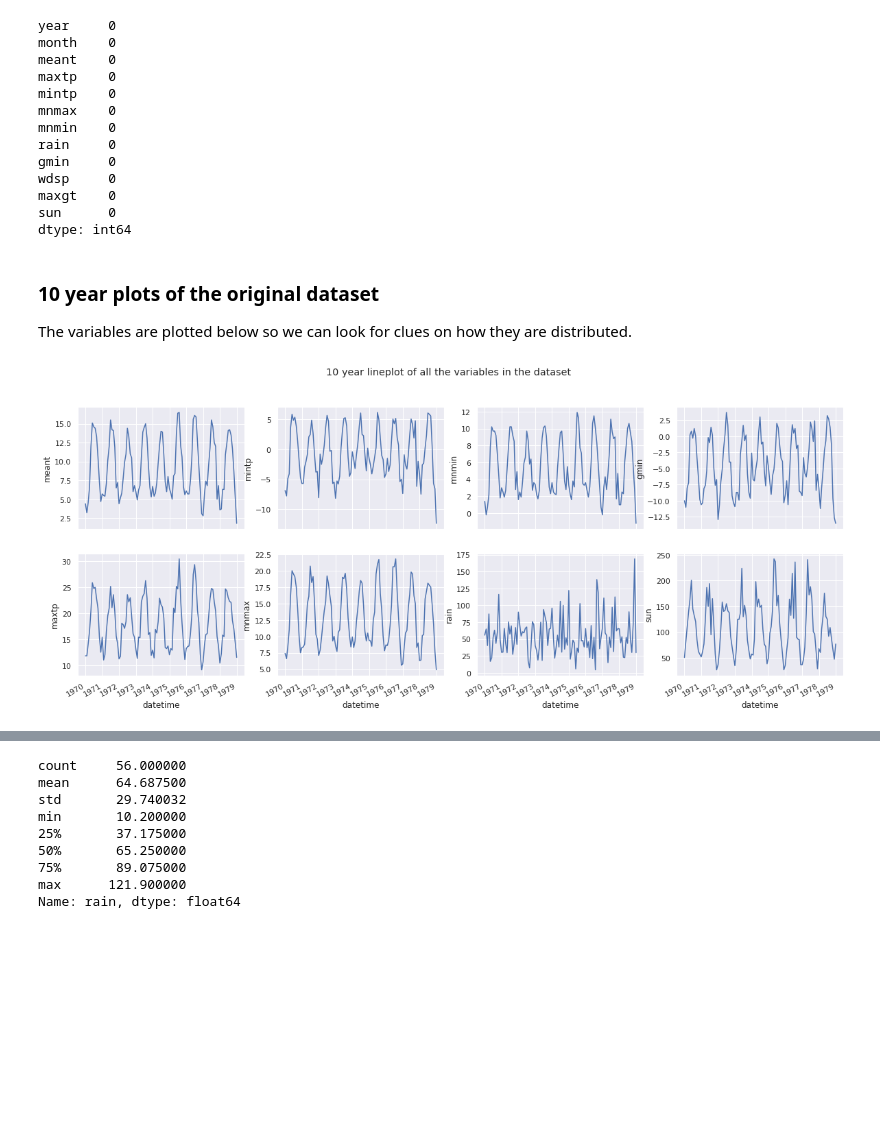
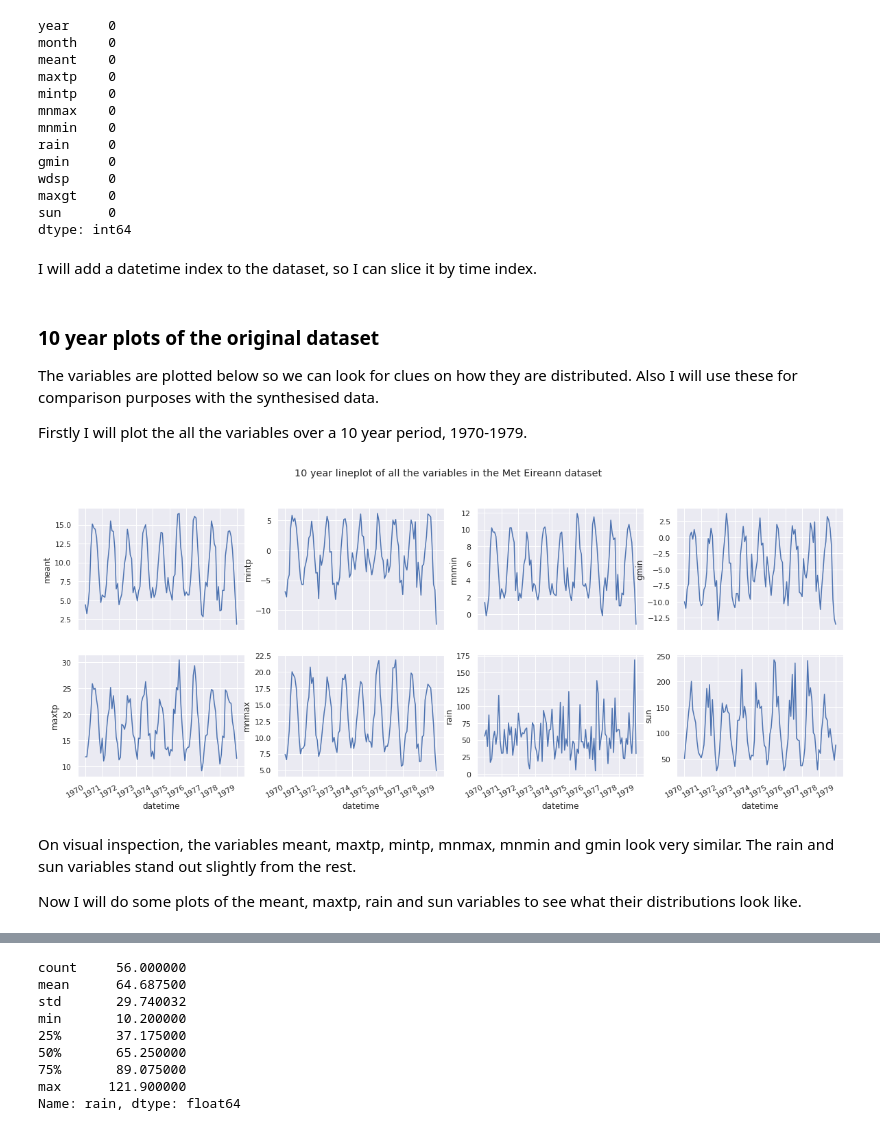
Before and after one commit to AdrianDonohoe/PDAProject2019, a Jupyter notebook: Motorcycle and Weather data.ipynb, the cells around one changed output, grey strips where cells are left out. Saved outputs shown, nothing was run; the diff lists cells and outputs as text; code cells hidden in the pictures; blank space fills up the shorter version.

```diff
--- a/Motorcycle and Weather data.ipynb
+++ b/Motorcycle and Weather data.ipynb
@@ -123,6 +123,8 @@ wdsp     0
 maxgt    0
 sun      0
 dtype: int64
+# %% [markdown]
+I will add a datetime index to the dataset, so I can slice it by time index.
 # %%
 # Adding in day (assuming the first of month), so I can add python datetime
 df['day'] = '01'
@@ -132,35 +134,41 @@ df['datetime'] = pd.to_datetime(df[['year','month','day']])
 # %% [markdown]
 ### 10 year plots of the original dataset
 
-The variables are plotted below so we can look for clues on how they are distributed.
+The variables are plotted below so we can look for clues on how they are distributed. Also I will use these for comparison purposes with the synthesised data.
+
+Firstly I will plot the all the variables over a 10 year period, 1970-1979.
 # %%
 import seaborn as sns
 import matplotlib.pyplot as plt
 import matplotlib.dates as mdates
 %matplotlib inline
 # The next two lines were suggested by python to get rid of a future warning
 from pandas.plotting import register_matplotlib_converters
 register_matplotlib_converters()
 
 sns.set(style="darkgrid")
-ts = df['1970-01-01':'1979-01-01'] # 109 months
+ts = df['1970-01-01':'1979-01-01'] # 120 months
 
 fig, axes = plt.subplots(2,4,figsize=(20,8)) # make 8 subplots (4x2) with increased figure size
 sns.lineplot(x='datetime',y="meant",data=ts,ax=axes[0,0])
 sns.lineplot(x='datetime',y="maxtp",data=ts,ax=axes[1,0])
 sns.lineplot(x='datetime',y="mintp",data=ts,ax=axes[0,1])
 sns.lineplot(x='datetime',y="mnmax",data=ts,ax=axes[1,1])
 sns.lineplot(x='datetime',y="mnmin",data=ts,ax=axes[0,2])
 sns.lineplot(x='datetime',y="rain",data=ts,ax=axes[1,2])
 sns.lineplot(x='datetime',y="gmin",data=ts,ax=axes[0,3])
 sns.lineplot(x='datetime',y="sun",data=ts,ax=axes[1,3])
 
 # Adapted from https://stackoverflow.com/a/31262531
-axes[0,0].xaxis.set_major_locator(mdates.AutoDateLocator())
-axes[0,0].xaxis.set_major_formatter(mdates.DateFormatter('%Y'))
-plt.suptitle('10 year lineplot of all the variables in the dataset')
-fig.autofmt_xdate();
+axes[0,0].xaxis.set_major_locator(mdates.AutoDateLocator()) # Decides where to put the dates
+axes[0,0].xaxis.set_major_formatter(mdates.DateFormatter('%Y')) # Decides how to format the dates
+plt.suptitle('10 year lineplot of all the variables in the Met Eireann dataset') # Add a figure super-title
+fig.autofmt_xdate(); # formats the date so that the labels are at an angle so they dont overlap.
 # %% [output]
-[figure, old version]
+[figure, new version]
+# %% [markdown]
+On visual inspection, the variables meant, maxtp, mintp, mnmax, mnmin and gmin look very similar. The rain and sun variables stand out slightly from the rest.
+
+Now I will do some plots of the meant, maxtp, rain and sun variables to see what their distributions look like.
 # %%
 f, axes = plt.subplots(2,2,figsize=(10,10)) # Adapted from https://seaborn.pydata.org/examples/distplot_options.html
```
Also changed, not shown: parts of 47 cells of this notebook.
